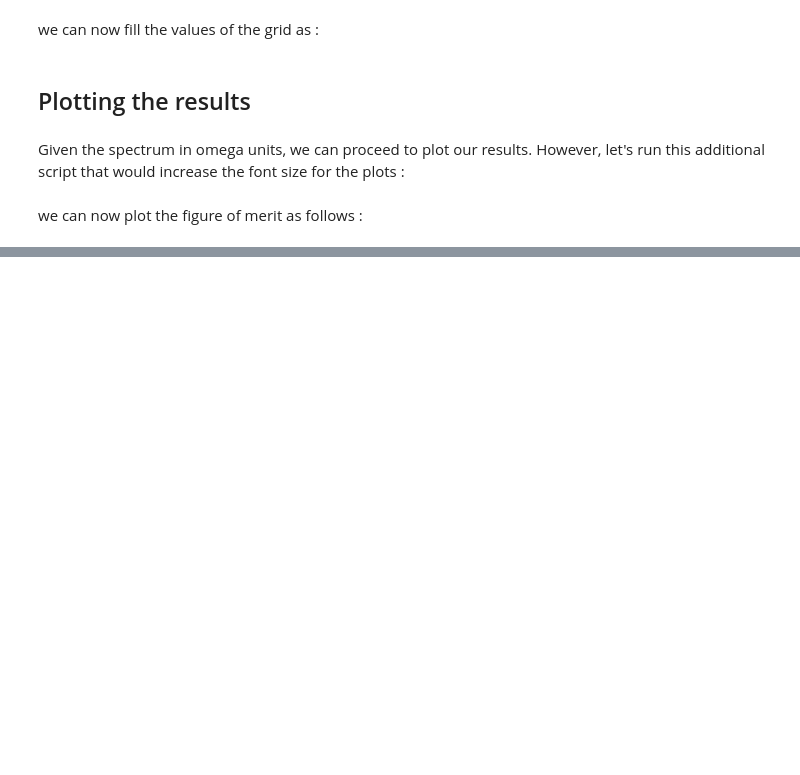
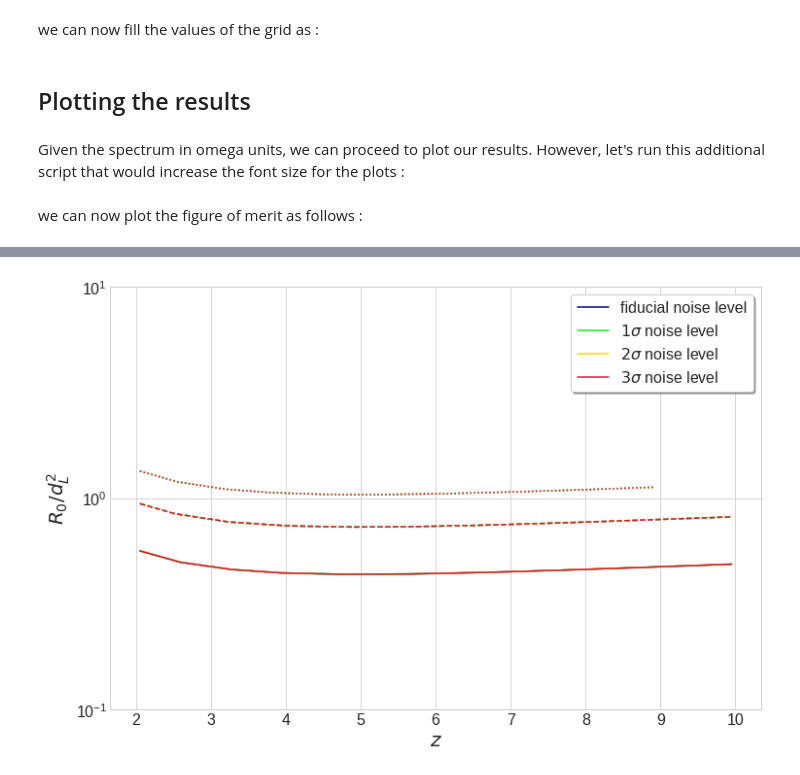
Before and after one commit to KuZa91/PBH_subpopulations_effects_analysis, a Jupyter notebook: SGWBFOM.ipynb, the cells around one changed output, grey strips where cells are left out. Drawn from its saved outputs; the diff is of its cells as text; code cells hidden in the pictures; blank space fills up the shorter version.

```diff
--- a/SGWBFOM.ipynb
+++ b/SGWBFOM.ipynb
@@ -558,0 +618,24 @@ fig.savefig('SGWBFOMvsSigmas.png', dpi = 500)
+# %%
+# Saving the fiducial noise level lines
+
+sig1_fid= np.transpose(np.concatenate((lines_fid[0][0], lines_fid[0][1]))).astype('float32')
+sig2_fid = np.transpose(np.concatenate((lines_fid[1][0], lines_fid[1][1]))).astype('float32')
+sig3_fid = np.transpose(np.concatenate((lines_fid[2][0], lines_fid[2][1]))).astype('float32')
+
+# Saving the 1-sigma noise level lines
+
+sig1_1signoise= np.transpose(lines_1noisig[0]).astype('float32')
+sig2_1signoise= np.transpose(lines_1noisig[1]).astype('float32')
+sig3_1signoise= np.transpose(lines_1noisig[2]).astype('float32')
+
+# Saving the 2-sigma noise level lines
+
+sig1_2signoise= np.transpose(lines_2noisig[0]).astype('float32')
+sig2_2signoise= np.transpose(lines_2noisig[1]).astype('float32')
+sig3_2signoise= np.transpose(lines_2noisig[2]).astype('float32')
+
+# Saving the 3-sigma noise level lines
+
+sig1_3signoise= np.transpose(lines_3noisig[0]).astype('float32')
+sig2_3signoise= np.transpose(lines_3noisig[1]).astype('float32')
+sig3_3signoise= np.transpose(lines_3noisig[2]).astype('float32')
@@ -558,0 +690,22 @@ fig.savefig('SGWBFOMvsSigmas.png', dpi = 500)
+# %%
+plt.figure(figsize=(12,8))
+plt.plot(sig1_fid[0], sig1_fid[1], color = 'navy', ls = 'solid', label = r'fiducial noise level')
+plt.plot(sig2_fid[0], sig2_fid[1], color = 'navy', ls = 'dashed')
+plt.plot(sig3_fid[0], sig3_fid[1], color = 'navy', ls = 'dotted')
+plt.plot(sig1_1signoise[0], sig1_1signoise[1], color = 'lime', ls = 'solid', label = r'$1\sigma$ noise level')
+plt.plot(sig2_1signoise[0], sig2_1signoise[1], color = 'lime', ls = 'dashed')
+plt.plot(sig3_1signoise[0], sig3_1signoise[1], color = 'lime', ls = 'dotted')
+plt.plot(sig1_2signoise[0], sig1_2signoise[1], color = 'gold', ls = 'solid', label = r'$2\sigma$ noise level')
+plt.plot(sig2_2signoise[0], sig2_2signoise[1], color = 'gold', ls = 'dashed')
+plt.plot(sig3_2signoise[0], sig3_2signoise[1], color = 'gold', ls = 'dotted')
+plt.plot(sig1_3signoise[0], sig1_3signoise[1], color = 'crimson', ls = 'solid', label = r'$3\sigma$ noise level')
+plt.plot(sig2_3signoise[0], sig2_3signoise[1], color = 'crimson', ls = 'dashed')
+plt.plot(sig3_3signoise[0], sig3_3signoise[1], color = 'crimson', ls = 'dotted')
+plt.xlabel(r'$z$', fontsize = 20)
+plt.ylim(0.1,10)
+plt.yscale('log')
+plt.legend(loc = 1, frameon = True, fancybox = True, shadow = True, prop={'size': 16})
+plt.ylabel('$R_0/d_L^2$', fontsize = 20)
+plt.savefig('DlNormalizedSGWBFOM.png',dpi=500)
+# %% [output]
+[figure, added]
```
Also changed, not shown: parts of 13 cells of this notebook, 7 other files.
